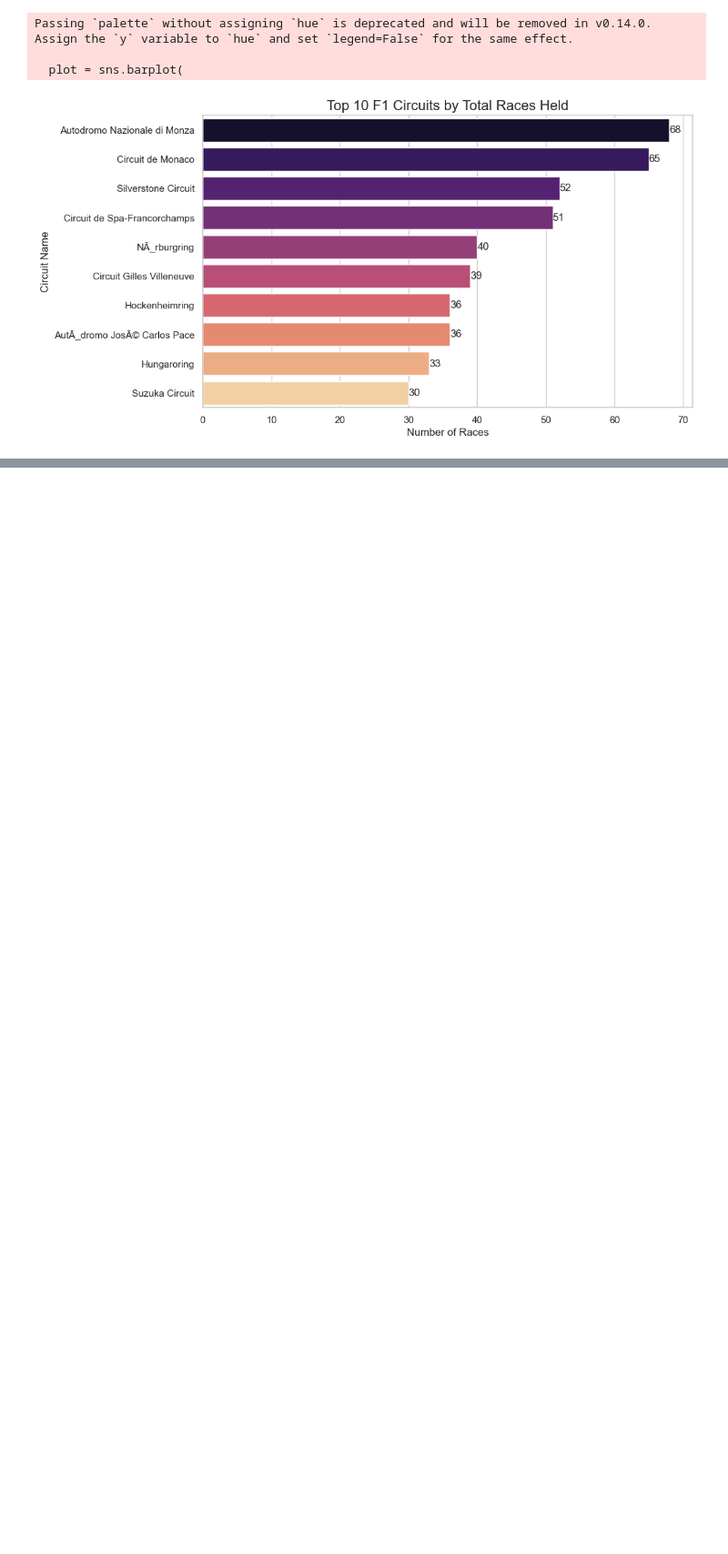
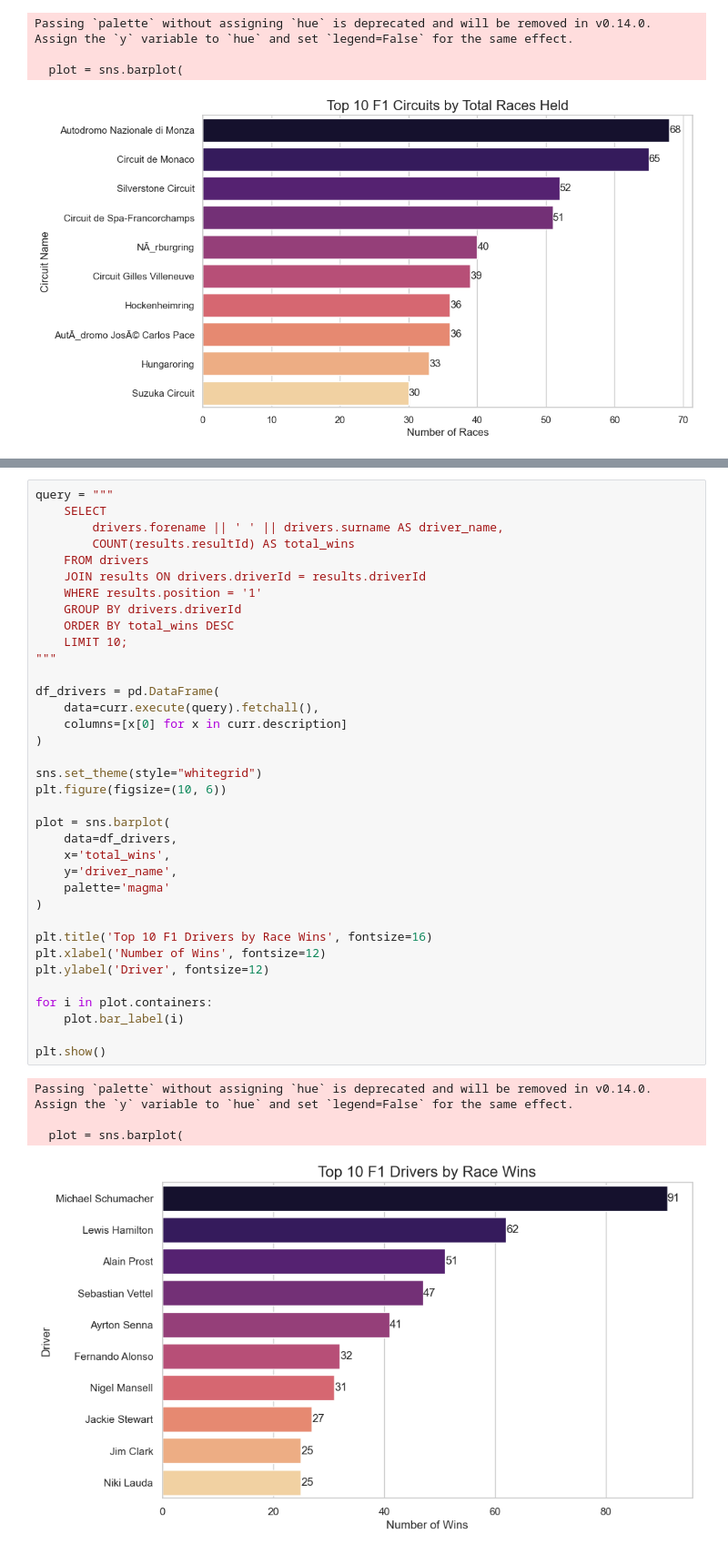
Before and after one commit to johnthiongo071-collab/formula1, a Jupyter notebook: f1.ipynb, the cells around one changed output, grey strips where cells are left out. Shown at 91% size. Saved outputs shown, nothing was run; the diff lists cells and outputs as text; blank space fills up the shorter version.

```diff
--- a/f1.ipynb
+++ b/f1.ipynb
@@ -92,0 +127,41 @@ Passing `palette` without assigning `hue` is deprecated and will be removed in v
+# %%
+query = """
+    SELECT
+        drivers.forename || ' ' || drivers.surname AS driver_name,
+        COUNT(results.resultId) AS total_wins
+    FROM drivers
+    JOIN results ON drivers.driverId = results.driverId
+    WHERE results.position = '1'
+    GROUP BY drivers.driverId
+    ORDER BY total_wins DESC
+    LIMIT 10;
+"""
+
+df_drivers = pd.DataFrame(
+    data=curr.execute(query).fetchall(),
+    columns=[x[0] for x in curr.description]
+)
+
+sns.set_theme(style="whitegrid")
+plt.figure(figsize=(10, 6))
+
+plot = sns.barplot(
+    data=df_drivers,
+    x='total_wins',
+    y='driver_name',
+    palette='magma'
+)
+
+plt.title('Top 10 F1 Drivers by Race Wins', fontsize=16)
+plt.xlabel('Number of Wins', fontsize=12)
+plt.ylabel('Driver', fontsize=12)
+
+for i in plot.containers:
+    plot.bar_label(i)
+
+plt.show()
+# %% [output]
+Passing `palette` without assigning `hue` is deprecated and will be removed in v0.14.0. Assign the `y` variable to `hue` and set `legend=False` for the same effect.
+
+  plot = sns.barplot(
+[figure, added]
```
Also changed, not shown: parts of 4 cells of this notebook.
